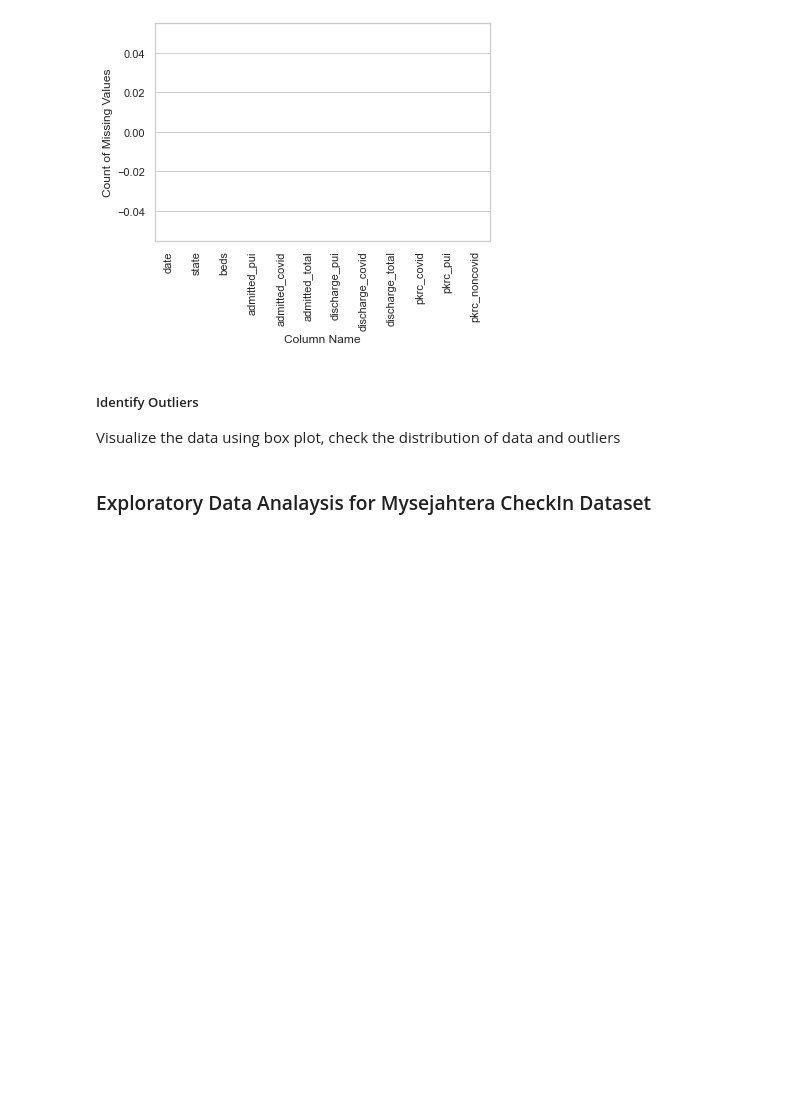
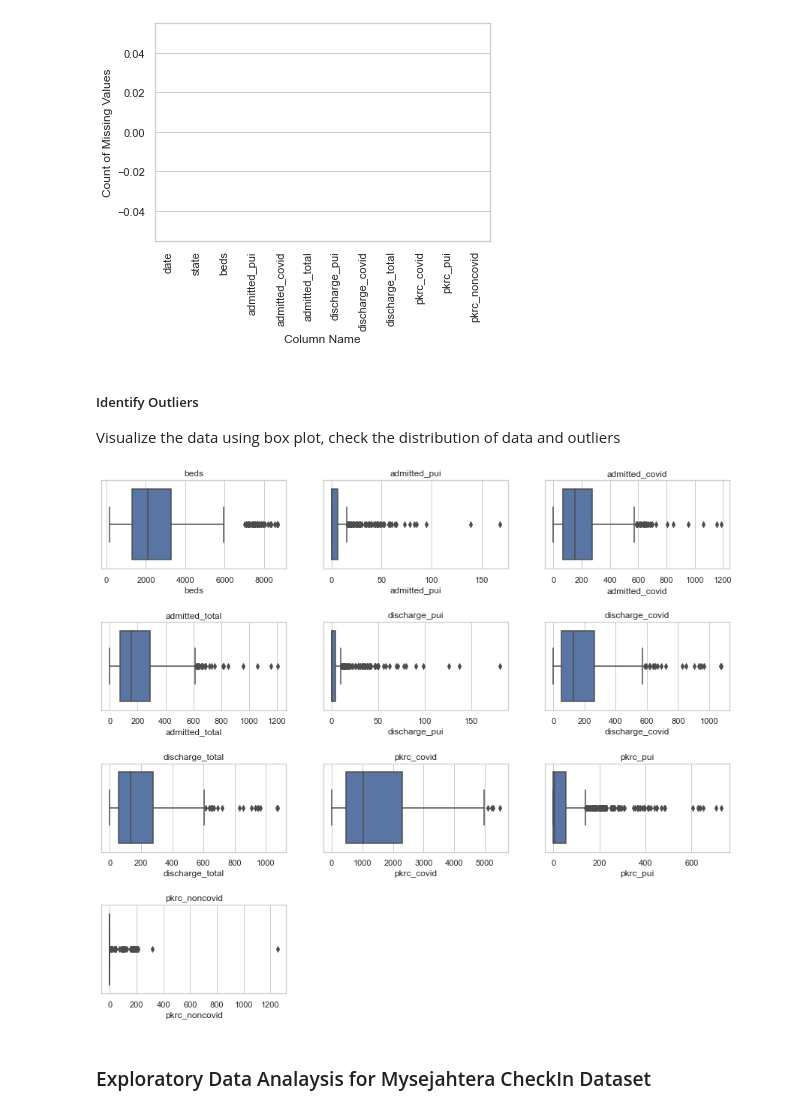
Before and after one commit to hanyikoh/Covid-19-Analysis-Streamlit, a Jupyter notebook: Question 3.ipynb, the cells around one changed output. Cells and saved outputs as stored; diff of their text form; code cells hidden in the pictures; blank space fills up the shorter version.

```diff
--- a/Question 3.ipynb
+++ b/Question 3.ipynb
@@ -612,28 +680,33 @@ plt.show()
 # %%
 fig, axes = plt.subplots(4, 3, figsize=(15, 5), sharey=True)
 # fig.suptitle('Outliers Visualization')
 plt.subplots_adjust(left=None, bottom= 0.1, right=None, top=2, wspace=0.2, hspace=0.6)
 
 sns.boxplot(data=pkrc_df, x = pkrc_df["beds"],ax=axes[0][0])
 axes[0][0].set_title('beds')
 sns.boxplot(data=pkrc_df,x = pkrc_df["admitted_pui"],ax=axes[0][1])
 axes[0][1].set_title('admitted_pui')
 sns.boxplot(data=pkrc_df, x = pkrc_df["admitted_covid"],ax=axes[0][2])
 axes[0][2].set_title("admitted_covid")
 sns.boxplot(data=pkrc_df,x = pkrc_df["admitted_total"],ax=axes[1][0])
 axes[1][0].set_title('admitted_total')
 sns.boxplot(data=pkrc_df, x = pkrc_df["discharge_pui"],ax=axes[1][1])
 axes[1][1].set_title('discharge_pui')
 sns.boxplot(data=pkrc_df,x = pkrc_df["discharge_covid"],ax=axes[1][2])
 axes[1][2].set_title('discharge_covid')
 sns.boxplot(data=pkrc_df, x = pkrc_df["discharge_total"],ax=axes[2][0])
 axes[2][0].set_title('discharge_total')
 sns.boxplot(data=pkrc_df,x = pkrc_df["pkrc_covid"],ax=axes[2][1])
 axes[2][1].set_title('pkrc_covid')
 sns.boxplot(data=pkrc_df, x = pkrc_df["pkrc_pui"],ax=axes[2][2])
 axes[2][2].set_title('pkrc_pui')
 sns.boxplot(data=pkrc_df,x = pkrc_df["pkrc_noncovid"],ax=axes[3][0])
 axes[3][0].set_title('pkrc_noncovid')
+
+fig.delaxes(axes[3][1])
+fig.delaxes(axes[3][2])
+# %% [output]
+[figure, added]
 # %% [markdown]
 ### Exploratory Data Analaysis for Mysejahtera CheckIn Dataset
 # %%
```
Also changed, not shown: parts of 30 cells of this notebook.
